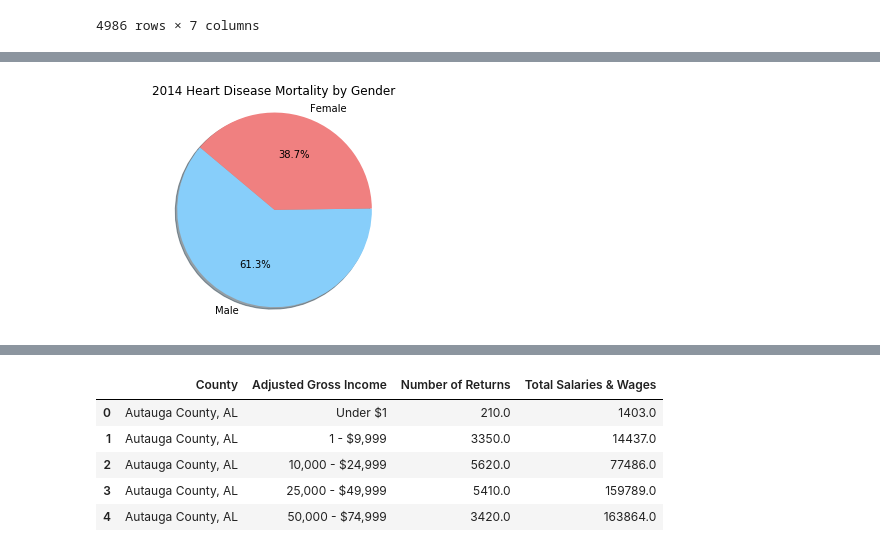
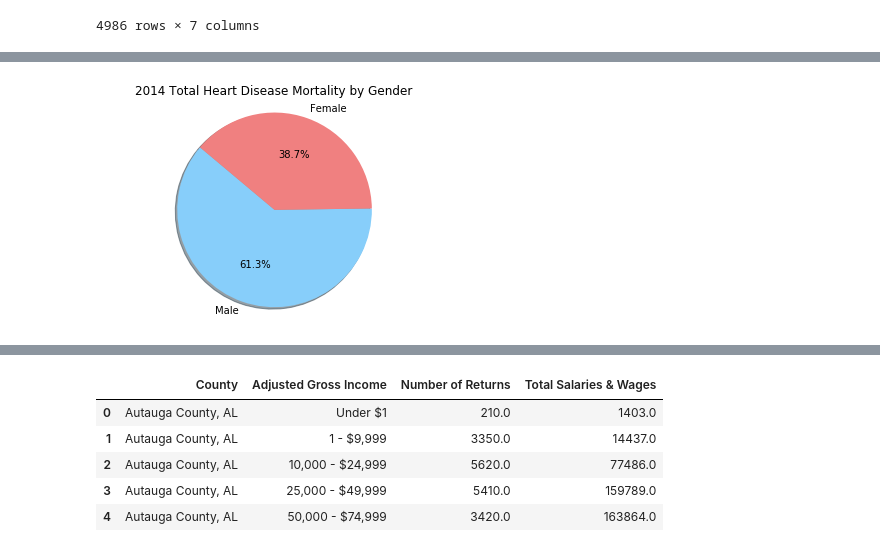
Before and after one commit to patrickmheembrock/ProjectRepo, a Jupyter notebook: Patricks Updates/Data Analysis Notebook - Pie Graphs.ipynb, the cells around one changed output, grey strips where cells are left out. Drawn from its saved outputs; the diff is of its cells as text; code cells hidden in the pictures.

```diff
--- a/Patricks Updates/Data Analysis Notebook - Pie Graphs.ipynb
+++ b/Patricks Updates/Data Analysis Notebook - Pie Graphs.ipynb
@@ -66,3 +54,13 @@ sample_counties.sort_values("County")
 | 4462 | TX | Zapata County, TX | 237.1 | Overall | White | (27.000684, -99.174828) | ... |
 | 4464 | TX | Zapata County, TX | 298.8 | Overall | Hispanic | (27.000684, -99.174828) | ... |
 4986 rows × 7 columns
+# %%
+#Pulling AVERAGE Mortality Rates by Gender to Build Pie Chart Visualizations
+genders = ["Male", "Female"]
+gender_mort = []
+
+for gender in genders:
+        mort = sample_counties.groupby(["Gender"]).get_group((gender))
+        tot_mort = mort[(mort["Gender"] == gender) &  (mort["Race/Ethnicity"] == "Overall")]
+        tot_mort = tot_mort["Deaths per 100,000"].mean()
+        gender_mort.append(tot_mort)
@@ -69,35 +84,27 @@ sample_counties.sort_values("County")
 # %%
-#Pulling Mortality Rates by Gender to Build Pie Chart Visualizations
+#Pulling TOTAL Mortality Rates by Gender to Build Pie Chart Visualizations
+genders = ["Male", "Female"]
+gender_mort = []
 
-#Overall Male Mortality
-overall_male = sample_counties.groupby(["Gender"]).get_group(("Male"))
-tot_male = overall_male[(overall_male["Gender"] == "Male") &  (overall_male["Race/Ethnicity"] == "Overall")]
-tot_male = tot_male["Deaths per 100,000"].sum()
-
-#Overall Female Mortality
-overall_female = sample_counties.groupby(["Gender"]).get_group(("Female"))
-tot_female = overall_female[(overall_female["Gender"] == "Female") &  (overall_female["Race/Ethnicity"] == "Overall")]
-tot_female = tot_female["Deaths per 100,000"].sum()
+for gender in genders:
+        mort = sample_counties.groupby(["Gender"]).get_group((gender))
+        tot_mort = mort[(mort["Gender"] == gender) &  (mort["Race/Ethnicity"] == "Overall")]
+        tot_mort = tot_mort["Deaths per 100,000"].sum()
+        gender_mort.append(tot_mort)
 # %%
-## Labels for the sections of our pie chart
-labels = ["Male", "Female"]
-
-# The values of each section of the pie chart
-sizes = [tot_male, tot_female]
-
 # The colors of each section of the pie chart
 colors = ["lightskyblue", "lightcoral"]
 
 # Creates the pie chart based upon the values above
 # Automatically finds the percentages of each part of the pie chart
-plt.pie(sizes, labels=labels, colors=colors,
+plt.pie(gender_mort, labels=genders, colors=colors,
         autopct="%1.1f%%", shadow=True, startangle=140)
-plt.title("2014 Heart Disease Mortality by Gender")
+plt.title("2014 Total Heart Disease Mortality by Gender")
 
 # Tells matplotlib that we want a pie chart with equal axes
 plt.axis("equal")
 
 # Save Figure
-plt.savefig("Pie_Mortality_by_Gender.png")
+plt.savefig("Pie_Mortality_by_Gender_Total.png")
 # %% [output]
-[figure, old version]
+[figure, new version]
```
Also changed, not shown: parts of 10 cells of this notebook, 6 other files.
